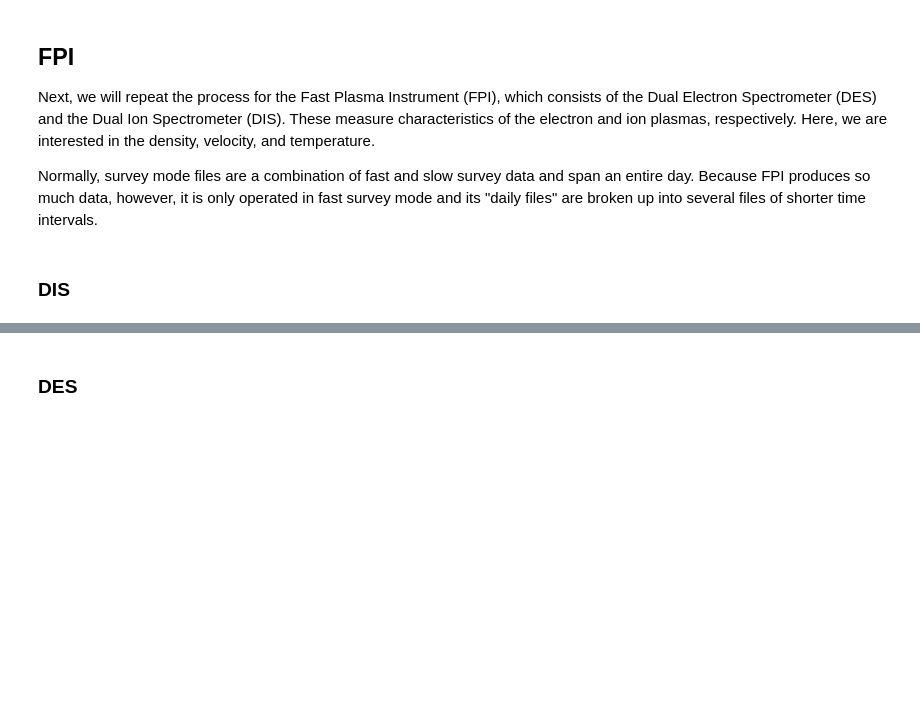
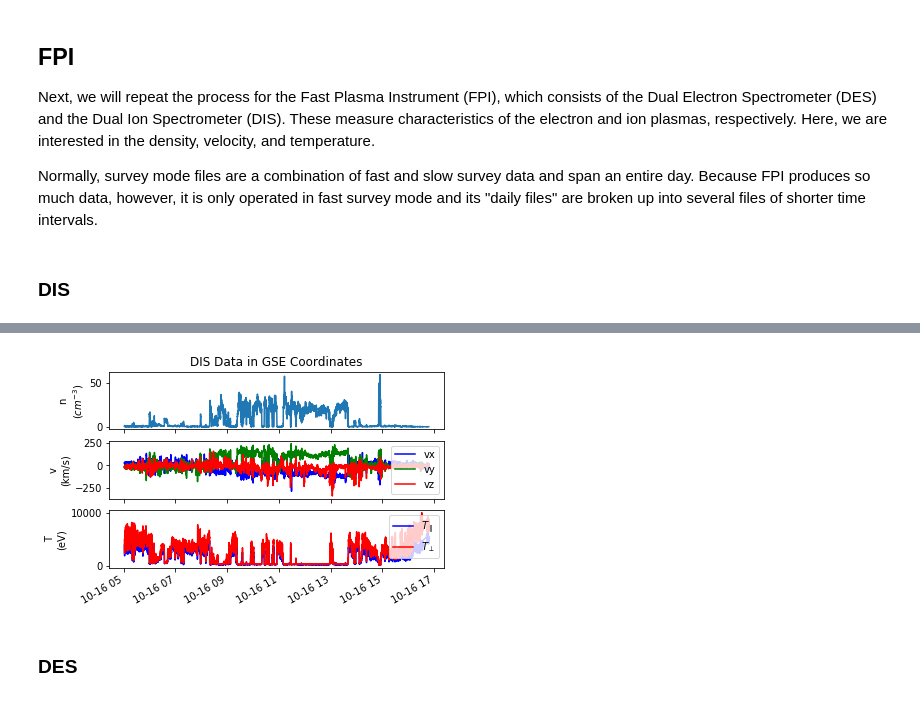
Before and after one commit to argallmr/pymms, a Jupyter notebook: mms_ml_data2csv.ipynb, the cells around one changed output, grey strips where cells are left out. Drawn from its saved outputs; the diff is of its cells as text; code cells hidden in the pictures; blank space fills up the shorter version.

```diff
--- a/mms_ml_data2csv.ipynb
+++ b/mms_ml_data2csv.ipynb
@@ -180,3 +192,30 @@ DIS Files:
+# %%
+# Visualize the data
+fig, ax = plt.subplots(nrows=3, ncols=1, squeeze=False)
+
+fig.autofmt_xdate()
+
+# Density
+hn = ax[0,0].plot(dis_t, dis_n)
+ax[0,0].set_title('DIS Data in GSE Coordinates')
+ax[0,0].set_ylabel('n\n($cm^{-3}$)')
+
+# Velocity
+hvx, = ax[1,0].plot(dis_t, dis_v[:,0], 'b', label='vx')
+hvy, = ax[1,0].plot(dis_t, dis_v[:,1], 'g', label='vy')
+hvz, = ax[1,0].plot(dis_t, dis_v[:,2], 'r', label='vz')
+ax[1,0].legend(loc='upper right')
+ax[1,0].set_ylabel('v\n(km/s)')
+
+# Temperature
+htpara, = ax[2,0].plot(dis_t, dis_temp_para, 'b', label='$T_{\parallel}$')
+htperp, = ax[2,0].plot(dis_t, dis_temp_perp, 'r', label='$T_{\perp}$')
+ax[2,0].legend(loc='upper right')
+ax[2,0].set_ylabel('T\n(eV)')
+
+plt.show()
+# %% [output]
+[figure, added]
 # %% [markdown]
 ### DES
 # %%
```
Also changed, not shown: parts of 7 cells of this notebook.
